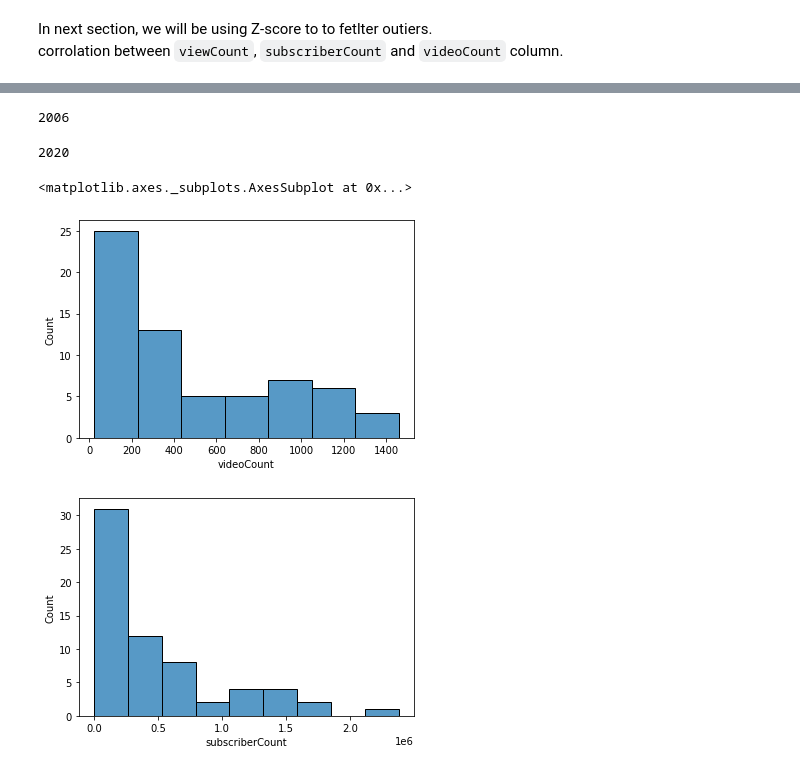
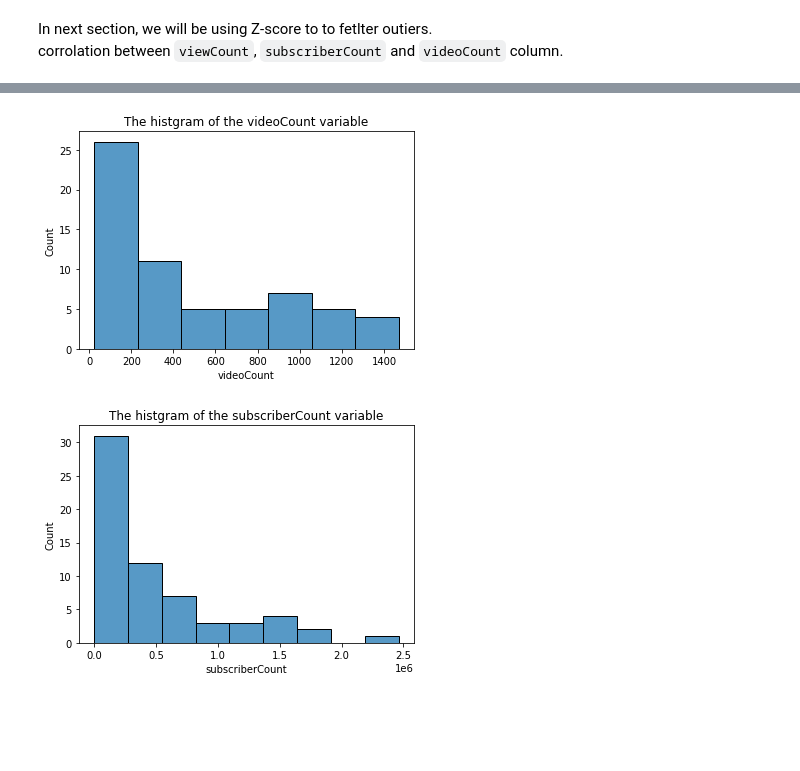
Before and after one commit to zakicode19/YouTubeApi, a Jupyter notebook: analyzing_summeryDB.ipynb, the cells around one changed output, grey strips where cells are left out. Drawn from its saved outputs; the diff is of its cells as text; code cells hidden in the pictures; blank space fills up the shorter version.

```diff
--- a/analyzing_summeryDB.ipynb
+++ b/analyzing_summeryDB.ipynb
@@ -866,20 +812,15 @@ _ = sns.relplot(x="viewCount", y="subscriberCount",  hue='yearClass',data=df)
-# %%
-df.year.min()
-# %% [output]
-2006
-# %%
-df.year.max()
-# %% [output]
-2020
 # %%
 sns.histplot(df, x='videoCount')
+plt.title('The histgram of the videoCount variable')
+plt.show()
 # %% [output]
-<matplotlib.axes._subplots.AxesSubplot at 0x...>
-[figure, old version]
+[figure, new version]
 # %%
 _ = sns.histplot(df, x='subscriberCount',)
+plt.title('The histgram of the subscriberCount variable')
+plt.show()
 # %% [output]
-[figure, old version]
+[figure, new version]
 # %%
 _ = sns.histplot(df, x='subscriberCount', hue='yearClass')
 # %% [output]
```
Also changed, not shown: parts of 79 cells of this notebook, 7 other files.
